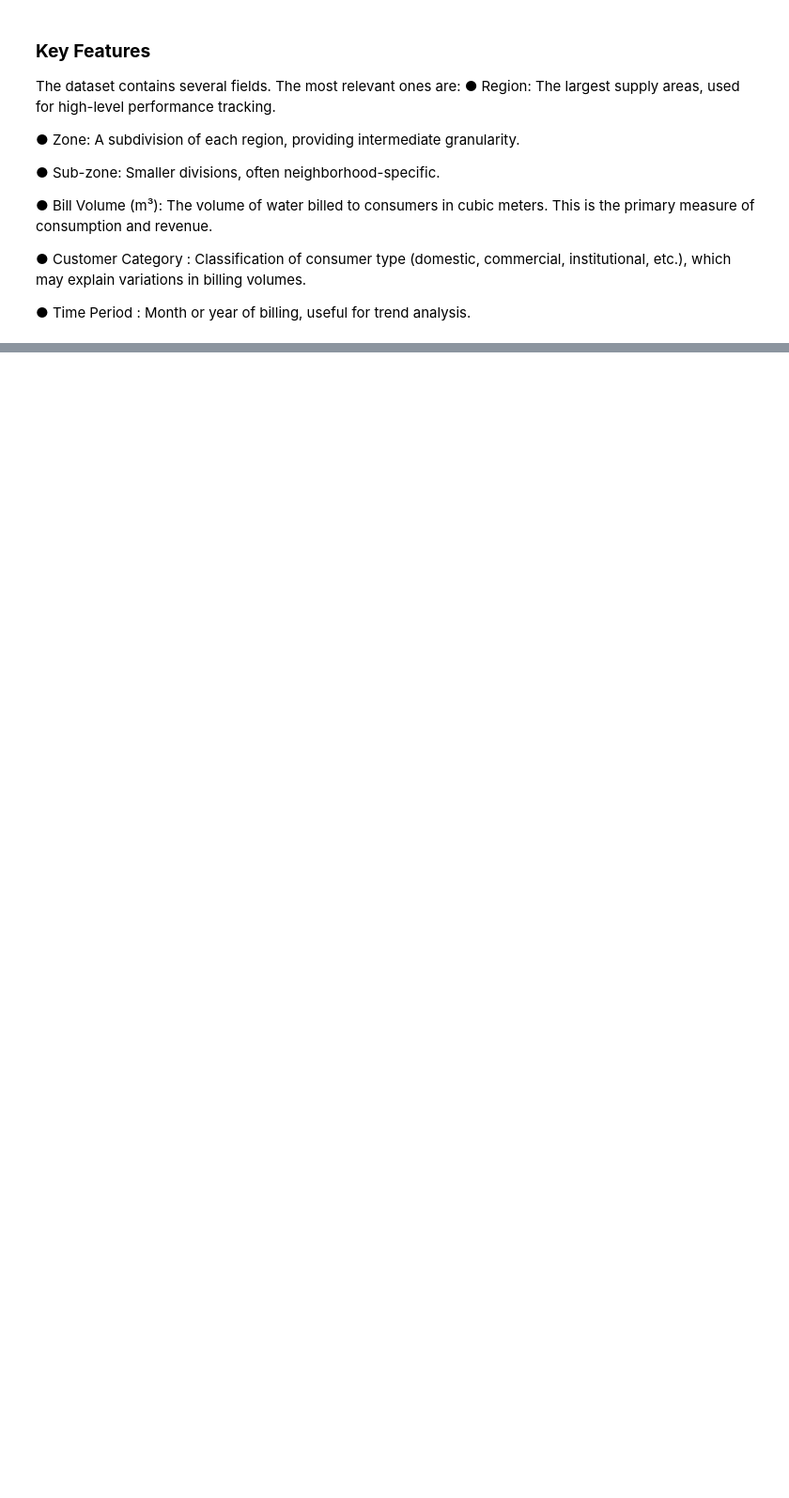
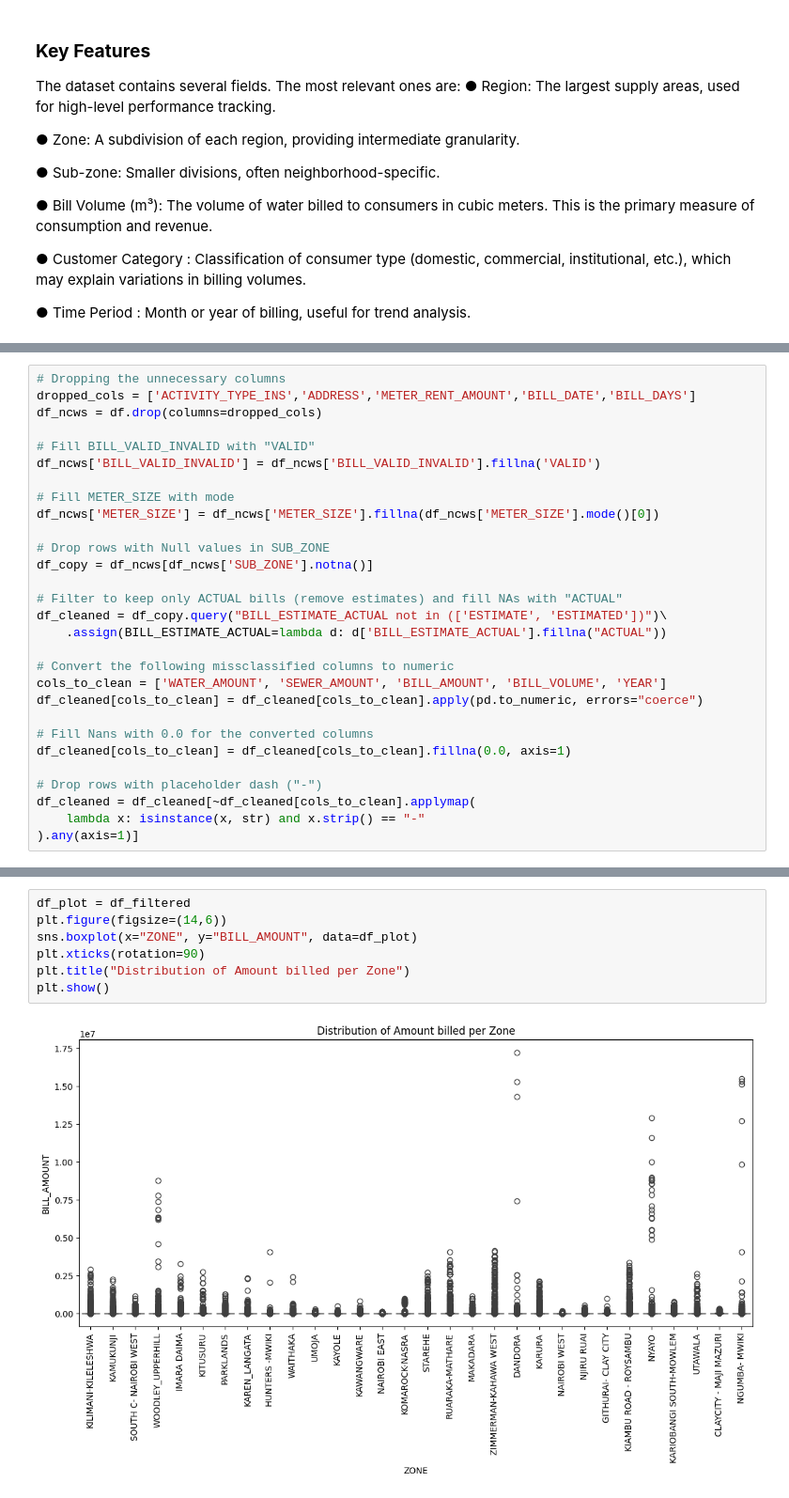
Before and after one commit to Assesa44/water-loss-reduction-through-smart-metering, a Jupyter notebook: Notebooks/Final/nairobi_water_loss.ipynb, the cells around one changed output, grey strips where cells are left out. Shown at 94% size. Drawn from its saved outputs; the diff is of its cells as text; blank space fills up the shorter version.

```diff
--- a/Notebooks/Final/nairobi_water_loss.ipynb
+++ b/Notebooks/Final/nairobi_water_loss.ipynb
@@ -624,0 +405,29 @@ print(engineered_df.head())
+# %%
+# Dropping the unnecessary columns
+dropped_cols = ['ACTIVITY_TYPE_INS','ADDRESS','METER_RENT_AMOUNT','BILL_DATE','BILL_DAYS']
+df_ncws = df.drop(columns=dropped_cols)
+
+# Fill BILL_VALID_INVALID with "VALID"
+df_ncws['BILL_VALID_INVALID'] = df_ncws['BILL_VALID_INVALID'].fillna('VALID')
+
+# Fill METER_SIZE with mode
+df_ncws['METER_SIZE'] = df_ncws['METER_SIZE'].fillna(df_ncws['METER_SIZE'].mode()[0])
+
+# Drop rows with Null values in SUB_ZONE
+df_copy = df_ncws[df_ncws['SUB_ZONE'].notna()]
+
+# Filter to keep only ACTUAL bills (remove estimates) and fill NAs with "ACTUAL"
+df_cleaned = df_copy.query("BILL_ESTIMATE_ACTUAL not in (['ESTIMATE', 'ESTIMATED'])")\
+    .assign(BILL_ESTIMATE_ACTUAL=lambda d: d['BILL_ESTIMATE_ACTUAL'].fillna("ACTUAL"))
+
+# Convert the following missclassified columns to numeric
+cols_to_clean = ['WATER_AMOUNT', 'SEWER_AMOUNT', 'BILL_AMOUNT', 'BILL_VOLUME', 'YEAR']
+df_cleaned[cols_to_clean] = df_cleaned[cols_to_clean].apply(pd.to_numeric, errors="coerce")
+
+# Fill Nans with 0.0 for the converted columns
+df_cleaned[cols_to_clean] = df_cleaned[cols_to_clean].fillna(0.0, axis=1)
+
+# Drop rows with placeholder dash ("-")
+df_cleaned = df_cleaned[~df_cleaned[cols_to_clean].applymap(
+    lambda x: isinstance(x, str) and x.strip() == "-"
+).any(axis=1)]
@@ -624,0 +583,9 @@ print(engineered_df.head())
+# %%
+df_plot = df_filtered
+plt.figure(figsize=(14,6))
+sns.boxplot(x="ZONE", y="BILL_AMOUNT", data=df_plot)
+plt.xticks(rotation=90)
+plt.title("Distribution of Amount billed per Zone")
+plt.show()
+# %% [output]
+[figure, added]
```
Also changed, not shown: parts of 85 cells of this notebook.
